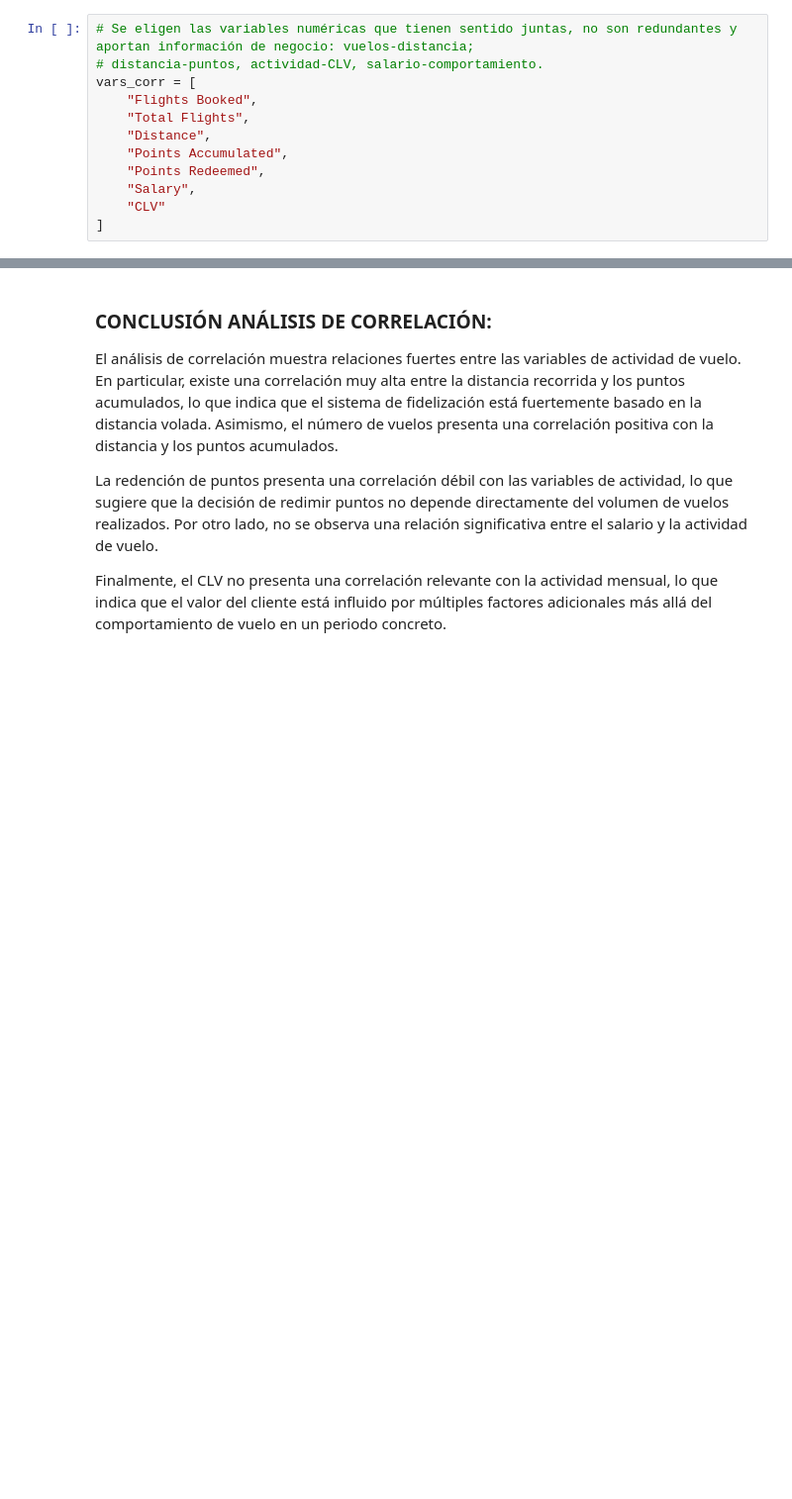
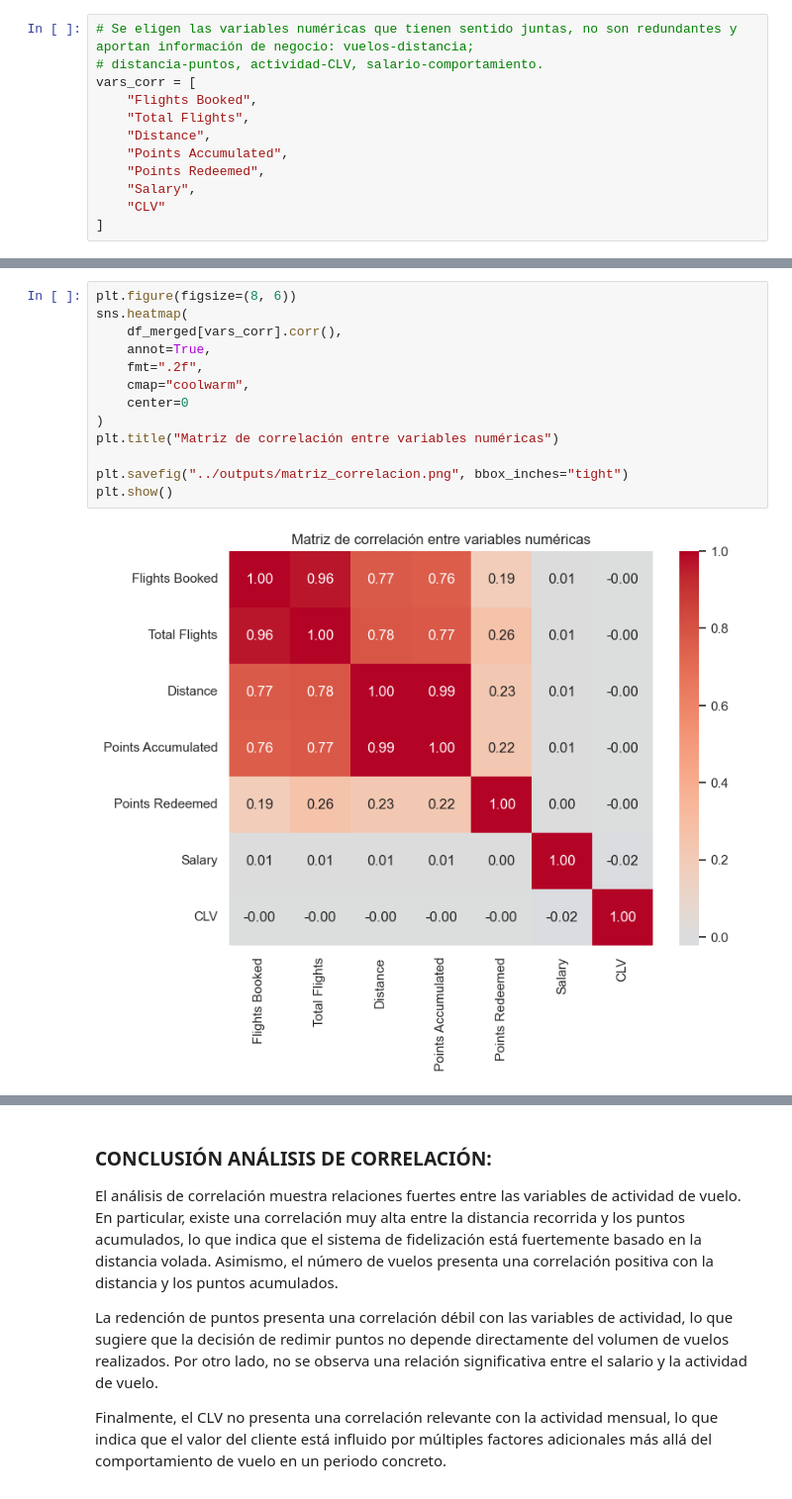
Before and after one commit to Adalab/bda-modulo-3-evaluacion-final-MatiC-hub-1, a Jupyter notebook: notebooks/resolucion_final.ipynb, the cells around one changed output, grey strips where cells are left out. Shown at 99% size. Cells and saved outputs as stored; diff of their text form; blank space fills up the shorter version.

Commit message:
Retoques Readme, Outputs, Jupyter hasta la fase 4

```diff
--- a/notebooks/resolucion_final.ipynb
+++ b/notebooks/resolucion_final.ipynb
@@ -806,6 +806,21 @@ corr_matrix
 | Points Redeemed | 0.189616 | 0.258452 | 0.225828 | 0.224819 | 1.000000 | 0.003020 | -0.000195 |
 | Salary | 0.006333 | 0.005974 | 0.008604 | 0.008428 | 0.003020 | 1.000000 | -0.021947 |
 | CLV | -0.002615 | -0.002848 | -0.003878 | -0.000697 | -0.000195 | -0.021947 | 1.000000 |
+# %%
+plt.figure(figsize=(8, 6))
+sns.heatmap(
+    df_merged[vars_corr].corr(),
+    annot=True,
+    fmt=".2f",
+    cmap="coolwarm",
+    center=0
+)
+plt.title("Matriz de correlación entre variables numéricas")
+
+plt.savefig("../outputs/matriz_correlacion.png", bbox_inches="tight")
+plt.show()
+# %% [output]
+[figure, added]
 # %% [markdown]
 OBSERVACIONES:
 
```
Also changed, not shown: parts of 2 cells of this notebook, 2 other files.
